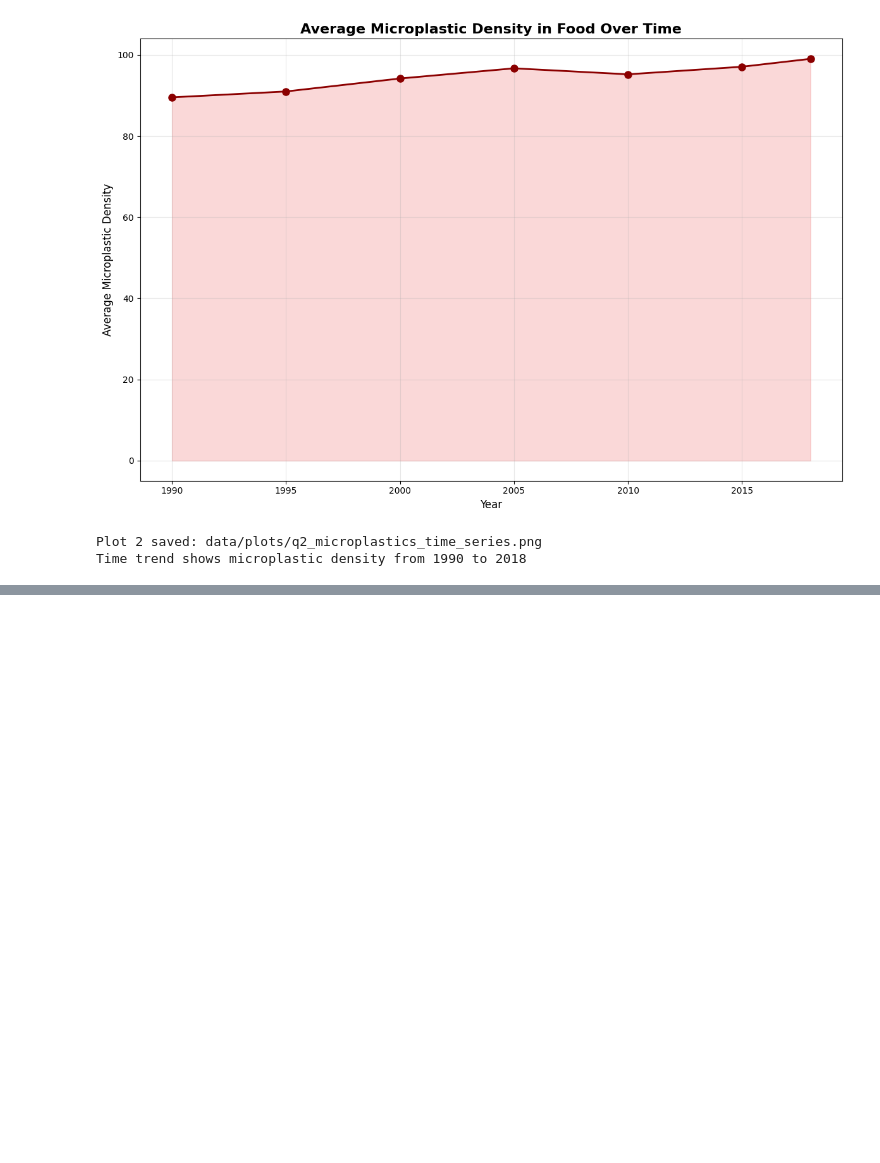
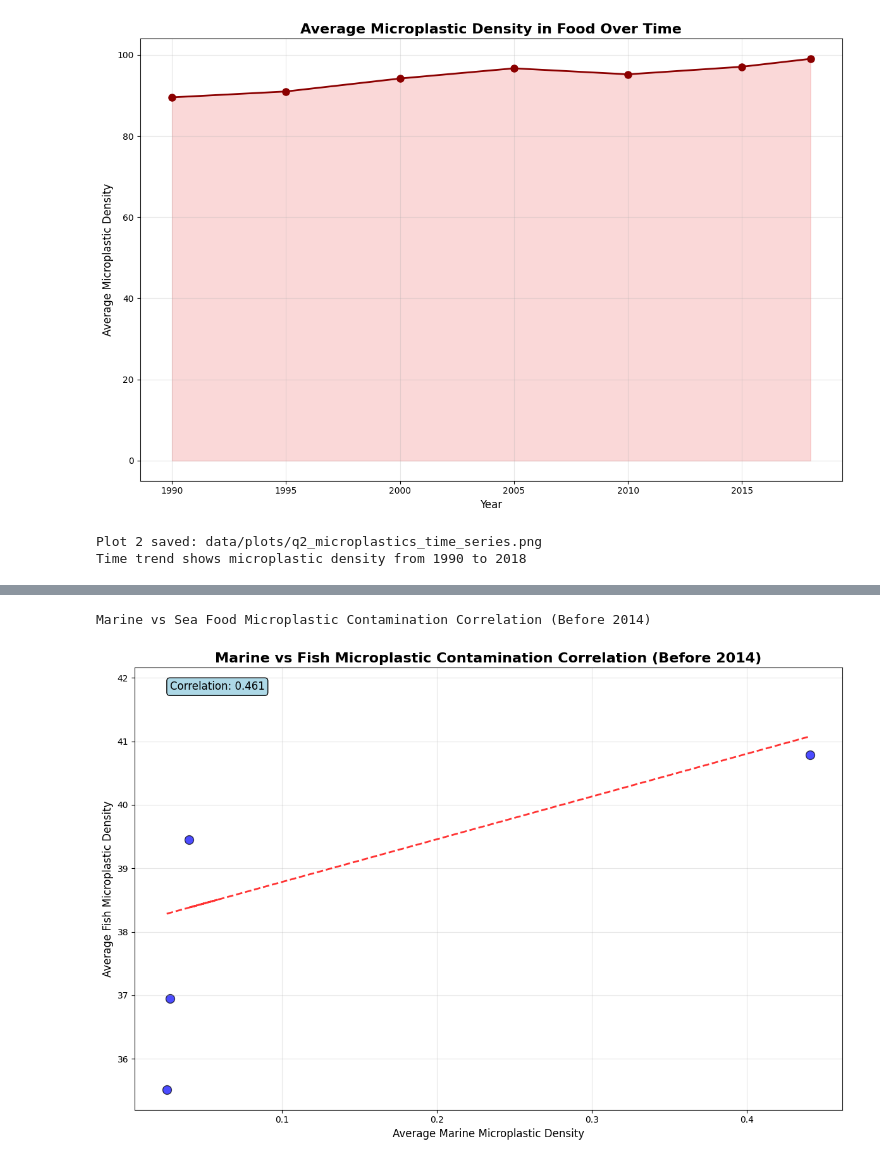
Before and after one commit to AnthonyGrod/MicroplasticAnalyzer, a Jupyter notebook: explorer.ipynb, the cells around one changed output, grey strips where cells are left out. Saved outputs shown, nothing was run; the diff lists cells and outputs as text; code cells hidden in the pictures; blank space fills up the shorter version.

```diff
--- a/explorer.ipynb
+++ b/explorer.ipynb
@@ -466,15 +465,7 @@ health_silver.show(3)
 +-----------+---------------+--------------+----------+--------------------+-------------------+------------------------+
 only showing top 3 rows
 # %%
-from pyspark.sql import SparkSession
 from pyspark.sql.functions import *
-import matplotlib.pyplot as plt
-import seaborn as sns
-import pandas as pd
-import numpy as np
-
-# Initialize Spark
-spark = SparkSession.builder.appName("Gold Layer & Visualizations").getOrCreate()
 
 print("CREATING GOLD LAYER TABLES FOR ANALYSIS")
 print("="*60)
@@ -860,0 +753,51 @@ Plot 5 saved: data/plots/q5_development_contamination.png
+# %%
+print(f"\nMarine vs Sea Food Microplastic Contamination Correlation (Before 2014)")
+
+# Get fish data from food silver (years before 2014, because marine data is corrupted after 2014)
+fish_data = food_silver.filter(
+    (col("food_type") == "Fish") & (col("year") < 2014)
+).groupBy("year").agg(
+    avg("microplastic_density").alias("avg_fish_contamination")
+).orderBy("year")
+
+# Get marine data by year (years before 2014)
+marine_yearly = marine_silver.filter(col("year") < 2014).select(
+    "year", "avg_microplastic_density"
+).orderBy("year")
+
+# Join the datasets
+fish_marine_data = fish_data.join(marine_yearly, "year", "inner").toPandas()
+
+plt.figure(figsize=(12, 8))
+
+# Create scatter plot for correlation
+plt.scatter(fish_marine_data['avg_microplastic_density'],
+           fish_marine_data['avg_fish_contamination'],
+           s=100, alpha=0.7, color='blue', edgecolors='black')
+
+# Add trend line
+if len(fish_marine_data) > 1:
+    z = np.polyfit(fish_marine_data['avg_microplastic_density'],
+                   fish_marine_data['avg_fish_contamination'], 1)
+    p = np.poly1d(z)
+    plt.plot(fish_marine_data['avg_microplastic_density'],
+             p(fish_marine_data['avg_microplastic_density']),
+             "r--", alpha=0.8, linewidth=2)
+
+    # Calculate correlation coefficient
+    correlation = np.corrcoef(fish_marine_data['avg_microplastic_density'],
+                             fish_marine_data['avg_fish_contamination'])[0,1]
+    plt.text(0.05, 0.95, f'Correlation: {correlation:.3f}',
+             transform=plt.gca().transAxes, fontsize=12,
+             bbox=dict(boxstyle="round,pad=0.3", facecolor="lightblue"))
+
+plt.title('Marine vs Fish Microplastic Contamination Correlation (Before 2014)', fontsize=16, fontweight='bold')
+plt.xlabel('Average Marine Microplastic Density', fontsize=12)
+plt.ylabel('Average Fish Microplastic Density', fontsize=12)
+plt.grid(True, alpha=0.3)
+plt.tight_layout()
+plt.savefig('data/plots/q4_marine_fish_correlation.png', dpi=300, bbox_inches='tight')
+plt.show()
+# %% [output]
+Marine vs Sea Food Microplastic Contamination Correlation (Before 2014)
+[figure, added]
```
Also changed, not shown: parts of 15 cells of this notebook.
